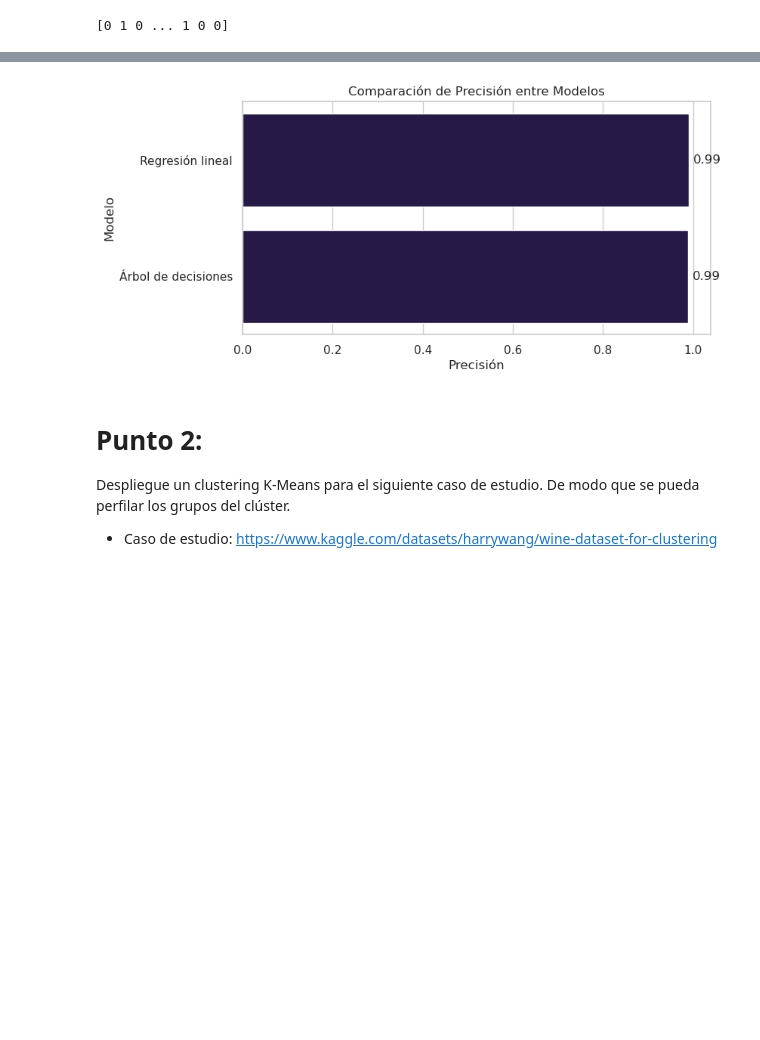
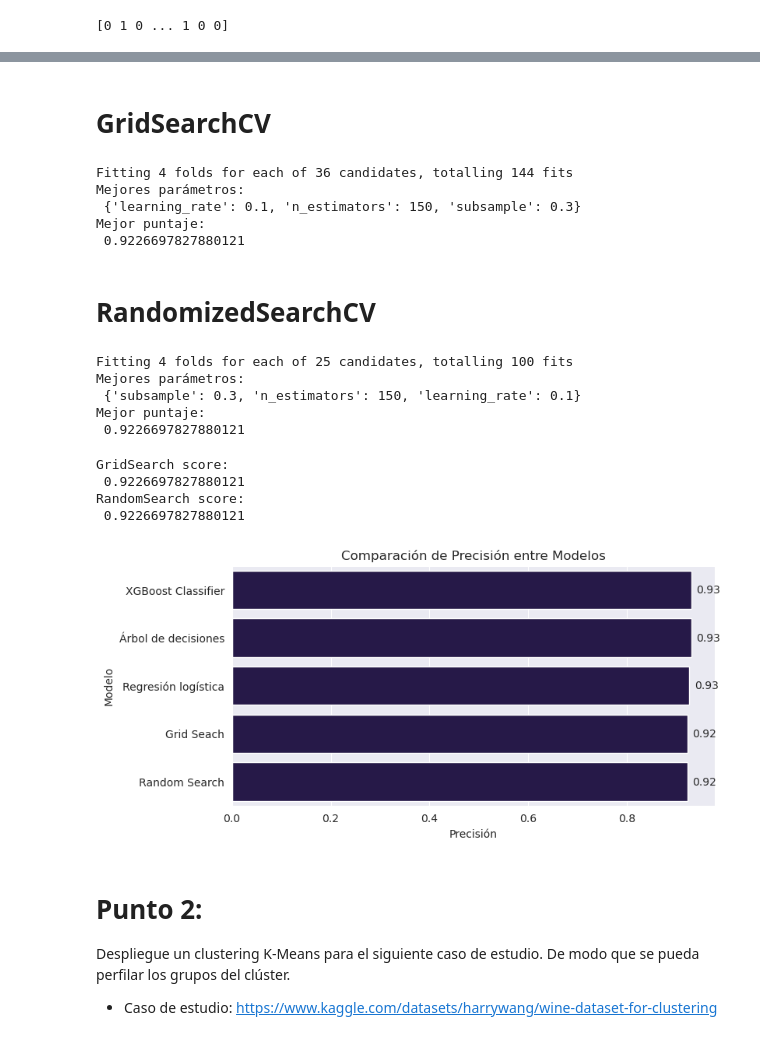
Before and after one commit to TalentoTech-IAA-2024/proyecto, a Jupyter notebook: Parte_1-3_Proyecto.ipynb, the cells around one changed output, grey strips where cells are left out. Cells and saved outputs as stored; diff of their text form; code cells hidden in the pictures; blank space fills up the shorter version.

Commit message:
Punto_1: Reg,Arboles,XGBoost,GridS,RandomS

```diff
--- a/Parte_1-3_Proyecto.ipynb
+++ b/Parte_1-3_Proyecto.ipynb
@@ -249,24 +317,89 @@ Arboles de decisión
+# %% [markdown]
+# GridSearchCV
+# %%
+from sklearn.model_selection import GridSearchCV, RandomizedSearchCV
+from xgboost import XGBClassifier
+
+# subsample, identificar muestras para identificar cada uno de los modelos, 30%, 60% 80%
+params_grid = {
+    'learning_rate':[0.001,0.01,0.1,0.2],
+    'subsample':[0.3,0.6,0.8],
+    'n_estimators':[100,150,200]
+    }
+
+model_grid = XGBClassifier()
+
+
+# GridSearch: Recorrer todas las posibles combinaciones, evaluar todas las opciones,
+# cv, validación cruzada, partir en pliegues los datos para reducir el overfiting
+grid_model = GridSearchCV(
+    estimator=model_grid,
+    param_grid=params_grid,
+    cv=4,
+    scoring='accuracy',
+    verbose=1)
+
+
+grid_model.fit(X_train_sc,y_train)
+print(f"Mejores parámetros:\n {grid_model.best_params_}")
+print(f"Mejor puntaje:\n {grid_model.best_score_}")
+# %% [output]
+Fitting 4 folds for each of 36 candidates, totalling 144 fits
+Mejores parámetros:
+ {'learning_rate': 0.1, 'n_estimators': 150, 'subsample': 0.3}
+Mejor puntaje:
+ 0.9226697827880121
+# %% [markdown]
+# RandomizedSearchCV
+# %%
+# RandomSearch: encontrar los mejores parámetros y pausar
+# n_iter: Iteraciones para detener el modelo
+randsearch_model = RandomizedSearchCV(
+    estimator=model_grid,
+    param_distributions=params_grid,
+    cv=4,
+    scoring='accuracy',
+    verbose=1,
+    n_iter=25)
+
+randsearch_model.fit(X_train_sc,y_train)
+print(f"Mejores parámetros:\n {randsearch_model.best_params_}")
+print(f"Mejor puntaje:\n {randsearch_model.best_score_}")
+# %% [output]
+Fitting 4 folds for each of 25 candidates, totalling 100 fits
+Mejores parámetros:
+ {'subsample': 0.3, 'n_estimators': 150, 'learning_rate': 0.1}
+Mejor puntaje:
+ 0.9226697827880121
+# %%
+print(f"GridSearch score:\n {grid_model.best_score_}")
+print(f"RandomSearch score:\n {randsearch_model.best_score_}")
+# %% [output]
+GridSearch score:
+ 0.9226697827880121
+RandomSearch score:
+ 0.9226697827880121
 # %%
-modelos = ['Árbol de decisiones', 'Regresión lineal']
-precision = [accuracy_score(y_test,y_pred_tree), accuracy_score(y_test,y_pred)]  # Cambia los valores por las precisiones que tengas
+modelos = ['Árbol de decisiones', 'Regresión logística', 'XGBoost Classifier','Grid Seach','Random Search']
+precision = [accuracy_score(y_test,y_pred_tree), accuracy_score(y_test,y_pred_logreg),accuracy_score(y_test,y_pred_xgboost),grid_model.best_score_,randsearch_model.best_score_]
 
 df = pd.DataFrame({'Modelo': modelos, 'Precisión': precision})
 
 df = df.sort_values(by='Precisión', ascending=False)
 
 plt.figure(figsize=(8, 4))
 sns.barplot(x='Precisión', y='Modelo', data=df, orient='h')
 
 plt.xlabel('Precisión')
 plt.ylabel('Modelo')
 plt.title('Comparación de Precisión entre Modelos')
 
 for i, (precision, modelo) in enumerate(zip(df['Precisión'], df['Modelo'])):
     plt.text(precision + 0.01, i, f'{precision:.2f}', va='center')
 
 plt.show()
 # %% [output]
-[figure, old version]
+[figure, new version]
 # %% [markdown]
 # Punto 2:
 
```
Also changed, not shown: parts of 33 cells of this notebook.
